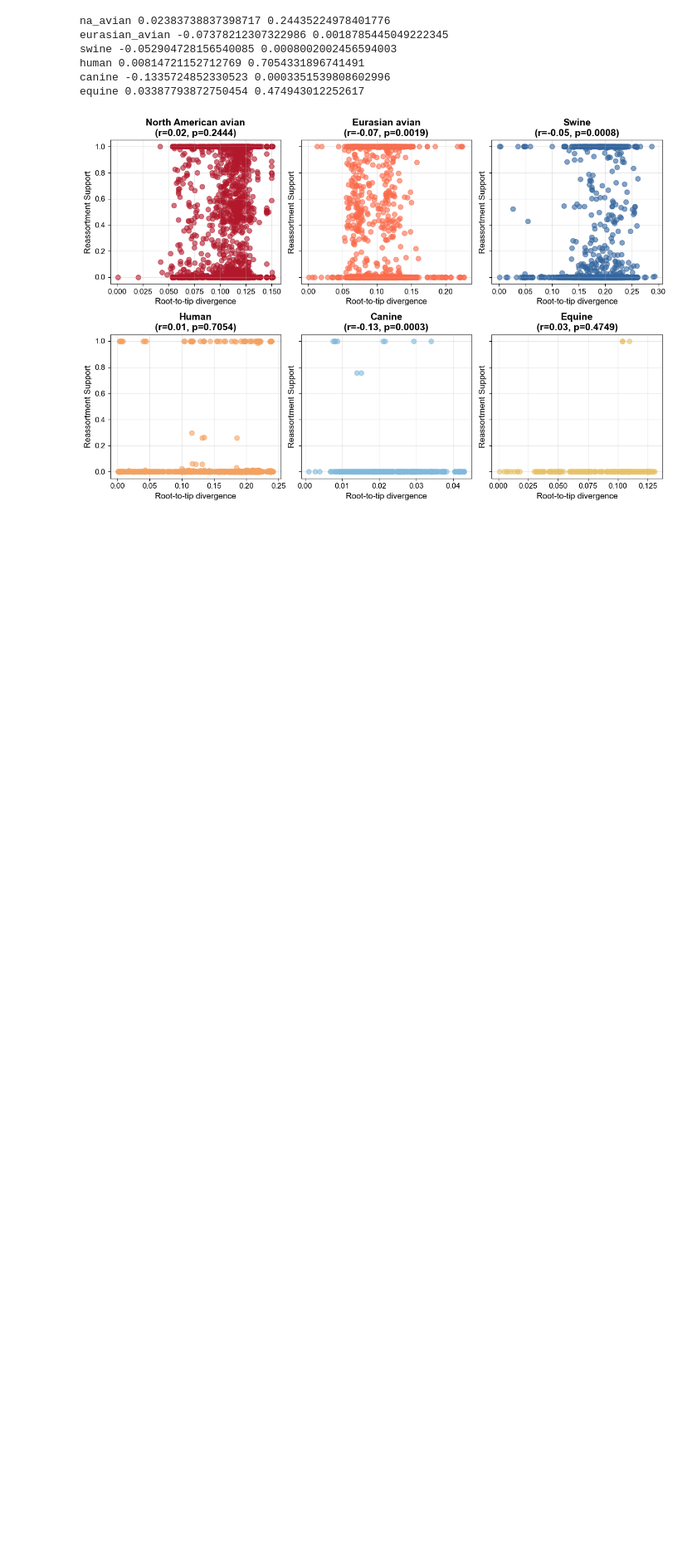
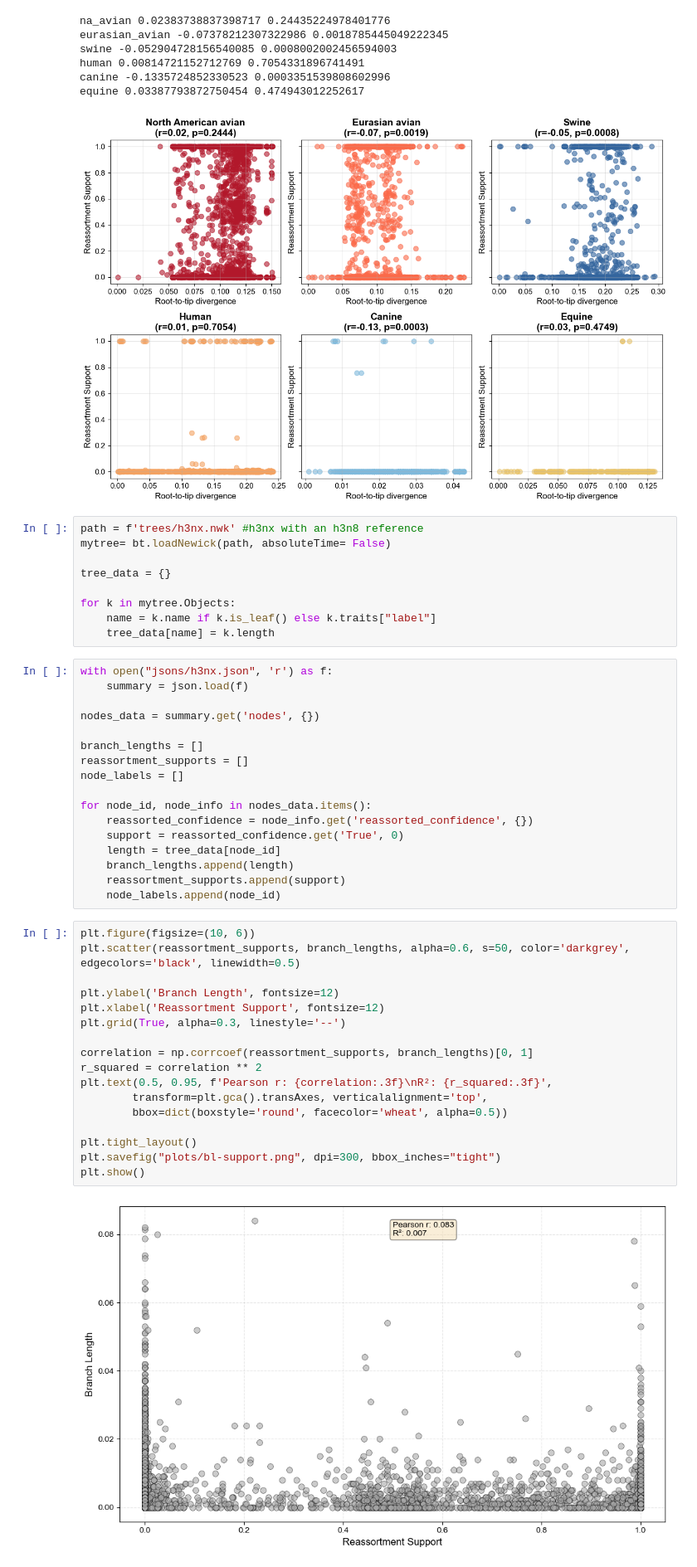
Before and after one commit to moncla-lab/h3nx-paper, a Jupyter notebook: treesort-analyses/support/support_plot.ipynb, the cells around one changed output. Shown at 83% size. Drawn from its saved outputs; the diff is of its cells as text; blank space fills up the shorter version.

Commit message:
added branch support analysis

```diff
--- a/treesort-analyses/support/support_plot.ipynb
+++ b/treesort-analyses/support/support_plot.ipynb
@@ -161,3 +161,48 @@ human 0.00814721152712769 0.7054331896741491
 canine -0.1335724852330523 0.0003351539808602996
 equine 0.03387793872750454 0.474943012252617
 [figure]
+# %%
+path = f'trees/h3nx.nwk' #h3nx with an h3n8 reference
+mytree= bt.loadNewick(path, absoluteTime= False)
+
+tree_data = {}
+
+for k in mytree.Objects:
+    name = k.name if k.is_leaf() else k.traits["label"]
+    tree_data[name] = k.length
+# %%
+with open("jsons/h3nx.json", 'r') as f:
+    summary = json.load(f)
+
+nodes_data = summary.get('nodes', {})
+
+branch_lengths = []
+reassortment_supports = []
+node_labels = []
+
+for node_id, node_info in nodes_data.items():
+    reassorted_confidence = node_info.get('reassorted_confidence', {})
+    support = reassorted_confidence.get('True', 0)
+    length = tree_data[node_id]
+    branch_lengths.append(length)
+    reassortment_supports.append(support)
+    node_labels.append(node_id)
+# %%
+plt.figure(figsize=(10, 6))
+plt.scatter(reassortment_supports, branch_lengths, alpha=0.6, s=50, color='darkgrey', edgecolors='black', linewidth=0.5)
+
+plt.ylabel('Branch Length', fontsize=12)
+plt.xlabel('Reassortment Support', fontsize=12)
+plt.grid(True, alpha=0.3, linestyle='--')
+
+correlation = np.corrcoef(reassortment_supports, branch_lengths)[0, 1]
+r_squared = correlation ** 2
+plt.text(0.5, 0.95, f'Pearson r: {correlation:.3f}\nR²: {r_squared:.3f}',
+        transform=plt.gca().transAxes, verticalalignment='top',
+        bbox=dict(boxstyle='round', facecolor='wheat', alpha=0.5))
+
+plt.tight_layout()
+plt.savefig("plots/bl-support.png", dpi=300, bbox_inches="tight")
+plt.show()
+# %% [output]
+[figure, added]
```
Also changed, not shown: parts of 1 cell of this notebook, 25 other files.
